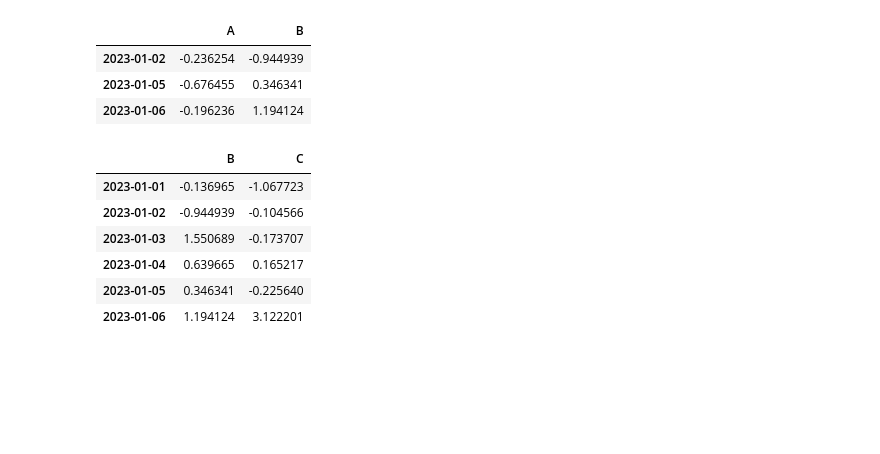
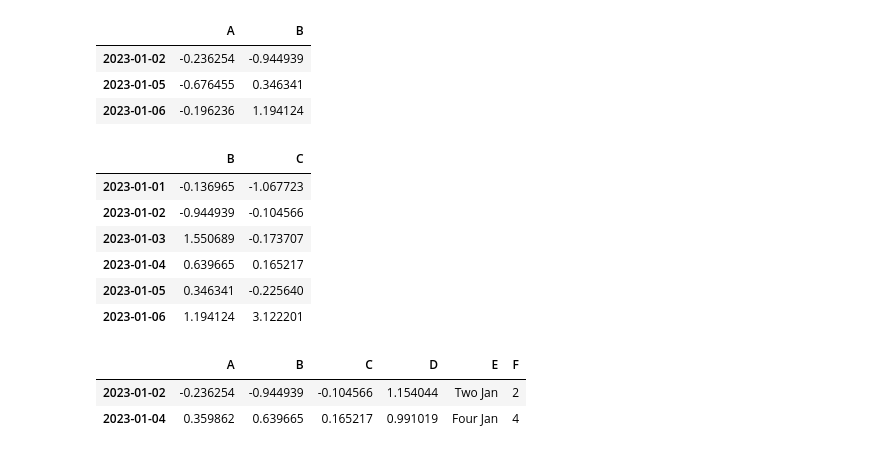
Before and after one commit to kulkarni41/amazon-clone-blockchain, a Jupyter notebook: pandas.ipynb, the cells around one changed output. Saved outputs shown, nothing was run; the diff lists cells and outputs as text; code cells hidden in the pictures; blank space fills up the shorter version.

```diff
--- a/pandas.ipynb
+++ b/pandas.ipynb
@@ -93,3 +93,15 @@ df.iloc[:,1:3]
 | 2023-01-04 | 0.639665 | 0.165217 |
 | 2023-01-05 | 0.346341 | -0.225640 |
 | 2023-01-06 | 1.194124 | 3.122201 |
+# %%
+df[df["A"]>0]
+df[df >0]
+df3=df.copy()
+df3["E"]=["One Jan","Two Jan","Three Jan","Four Jan","Five Jan","Six Jan"]
+df3["F"]=[1,2,3,4,5,6]
+df3
+df3[df3['E'].isin(["Two Jan","Four Jan"])]
+# %% [output]
+|  | A | B | C | D | E | F |
+| 2023-01-02 | -0.236254 | -0.944939 | -0.104566 | 1.154044 | Two Jan | 2 |
+| 2023-01-04 | 0.359862 | 0.639665 | 0.165217 | 0.991019 | Four Jan | 4 |
```
Also changed, not shown: parts of 3 cells of this notebook.
